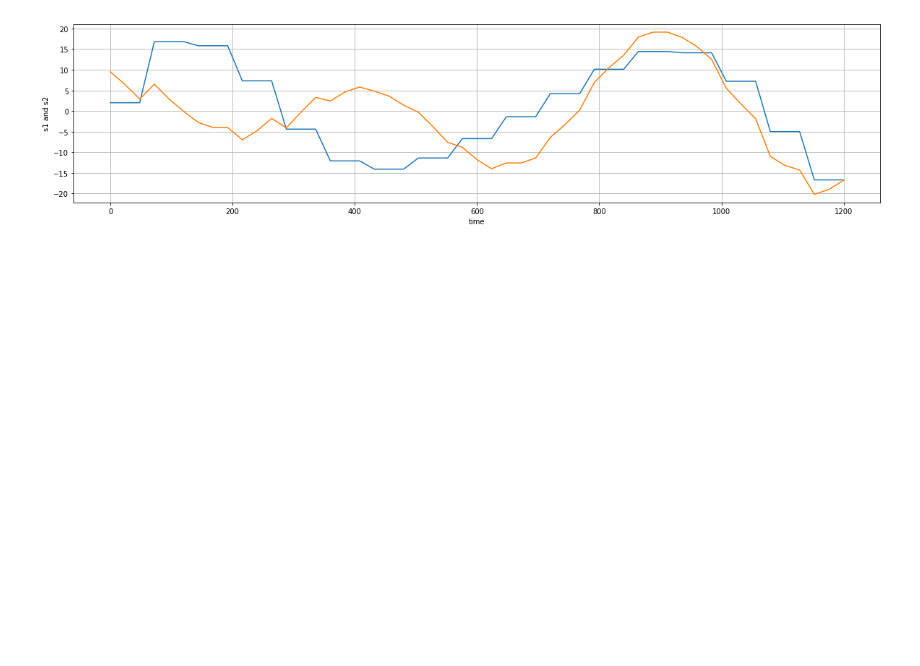
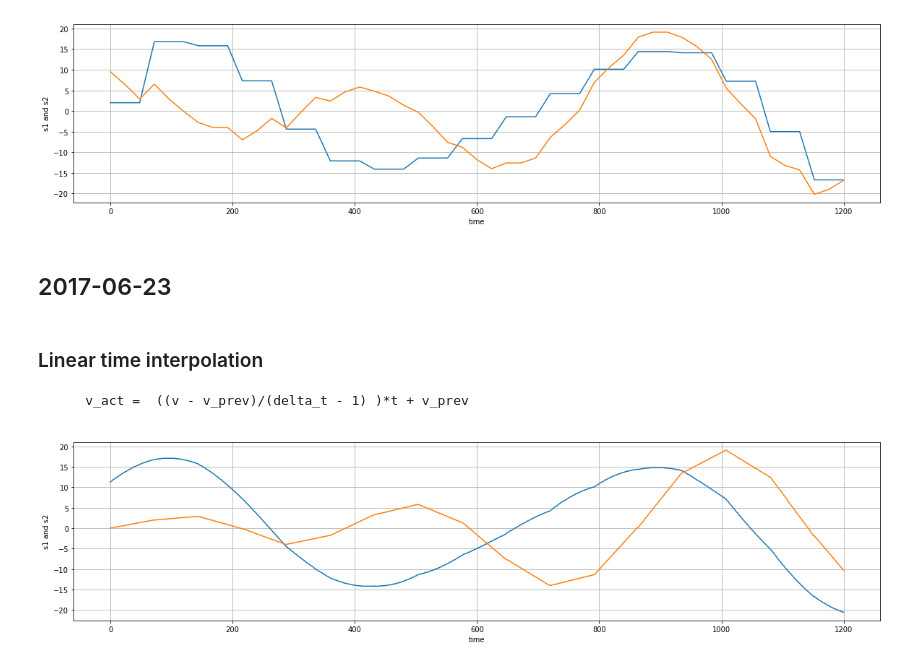
Before and after one commit to wimvanderbauwhede/ocean-atmosphere-model-coupling, a Jupyter notebook: Model-Coupling-Master-Notebook.ipynb, the cells around one changed output. Drawn from its saved outputs; the diff is of its cells as text; code cells hidden in the pictures; blank space fills up the shorter version.

Commit message:
Time interpolation implemented and tested. Linear seems best.

````diff
--- a/Model-Coupling-Master-Notebook.ipynb
+++ b/Model-Coupling-Master-Notebook.ipynb
@@ -986,3 +988,33 @@ plt.grid(True)
 plt.show()
 # %% [output]
 [figure]
+# %% [markdown]
+## 2017-06-23
+# %% [markdown]
+### Linear time interpolation
+
+```fortran
+    v_act =  ((v - v_prev)/(delta_t - 1) )*t + v_prev
+```
+# %%
+#define GMCF_INTERPOL_TIME
+#define INTERPOL_SCHEME 1
+#./gmcfCoupler | grep 'OCEAN:' > time_interpol_ocean_linear.log
+import numpy as np
+import matplotlib.pyplot as plt
+data = np.genfromtxt('./time_interpol_ocean_linear.log',  names=['n','t', 'v1', 'v2'])
+s1=data['v1'] #np.array(s1l)
+s2=data['v2'] #np.array(s2l)
+t=data['t'] #np.array(tl)
+
+plt.subplots(figsize=(20, 10))
+plt.subplot(211)
+plt.plot(t, s1, t, s2)
+
+plt.xlabel('time')
+plt.ylabel('s1 and s2')
+plt.grid(True)
+
+plt.show()
+# %% [output]
+[figure, added]
````
Also changed, not shown: parts of 7 cells of this notebook, 5 other files.
